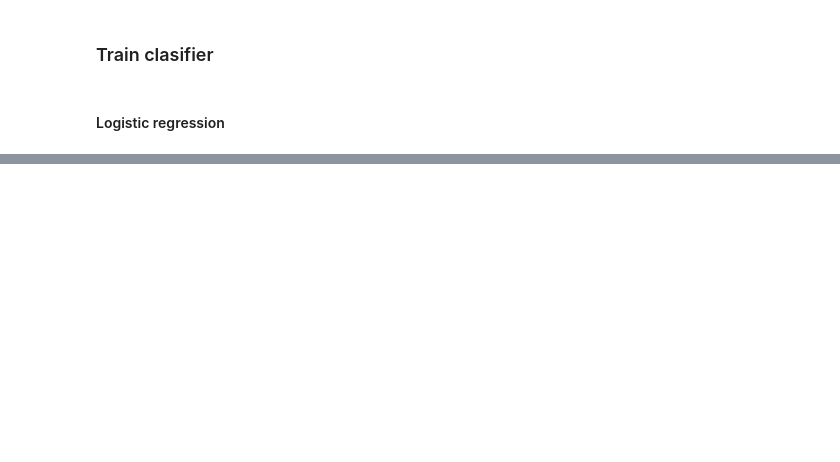
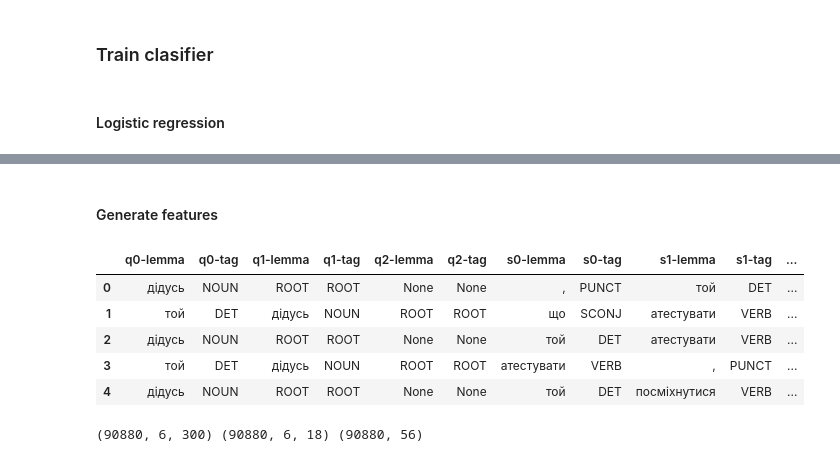
Before and after one commit to vseloved/prj-nlp-2020, a Jupyter notebook: students/DimaSakovich/11-nn/notebook.ipynb, the cells around one changed output, grey strips where cells are left out. Saved outputs shown, nothing was run; the diff lists cells and outputs as text; code cells hidden in the pictures; blank space fills up the shorter version.

```diff
--- a/students/DimaSakovich/11-nn/notebook.ipynb
+++ b/students/DimaSakovich/11-nn/notebook.ipynb
@@ -668,0 +514,34 @@ weighted avg       0.94      0.94      0.94     12340
+# %% [markdown]
+#### Generate features
+# %%
+train_features, train_labels = [], []
+for tree in train_trees:
+    tree_features, tree_labels = extract_data_nn([t for t in tree if type(t["id"])==int])
+    train_features += tree_features
+    train_labels += tree_labels
+# %%
+test_features, test_labels = [], []
+for tree in test_trees:
+    tree_features, tree_labels = extract_data_nn([t for t in tree if type(t["id"])==int])
+    test_features += tree_features
+    test_labels += tree_labels
+# %%
+def dict2df(feat_dict, labels=None):
+    df = pd.DataFrame(feat_dict)
+    df.columns = sorted(df.columns)
+    if labels:
+        df['deprel'] = labels
+    return df
+# %%
+train_df = dict2df(train_features, train_labels)
+test_df = dict2df(test_features, test_labels)
+# %%
+# train_df.head()
+test_df.head()
+# %% [output]
+|  | q0-lemma | q0-tag | q1-lemma | q1-tag | q2-lemma | q2-tag | s0-lemma | s0-tag | s1-lemma | s1-tag | ... |
+| 0 | дідусь | NOUN | ROOT | ROOT | None | None | , | PUNCT | той | DET | ... |
+| 1 | той | DET | дідусь | NOUN | ROOT | ROOT | що | SCONJ | атестувати | VERB | ... |
+| 2 | дідусь | NOUN | ROOT | ROOT | None | None | той | DET | атестувати | VERB | ... |
+| 3 | той | DET | дідусь | NOUN | ROOT | ROOT | атестувати | VERB | , | PUNCT | ... |
+| 4 | дідусь | NOUN | ROOT | ROOT | None | None | той | DET | посміхнутися | VERB | ... |
@@ -668,0 +596,7 @@ weighted avg       0.94      0.94      0.94     12340
+# %%
+X_lemma_train, X_pos_train, y_train = make_nn_features(train_features, train_labels)
+X_lemma_test, X_pos_test, y_test = make_nn_features(test_features, test_labels)
+
+print(X_lemma_train.shape, X_pos_train.shape, y_train.shape)
+# %% [output]
+(90880, 6, 300) (90880, 6, 18) (90880, 56)
```
Also changed, not shown: parts of 63 cells of this notebook.
